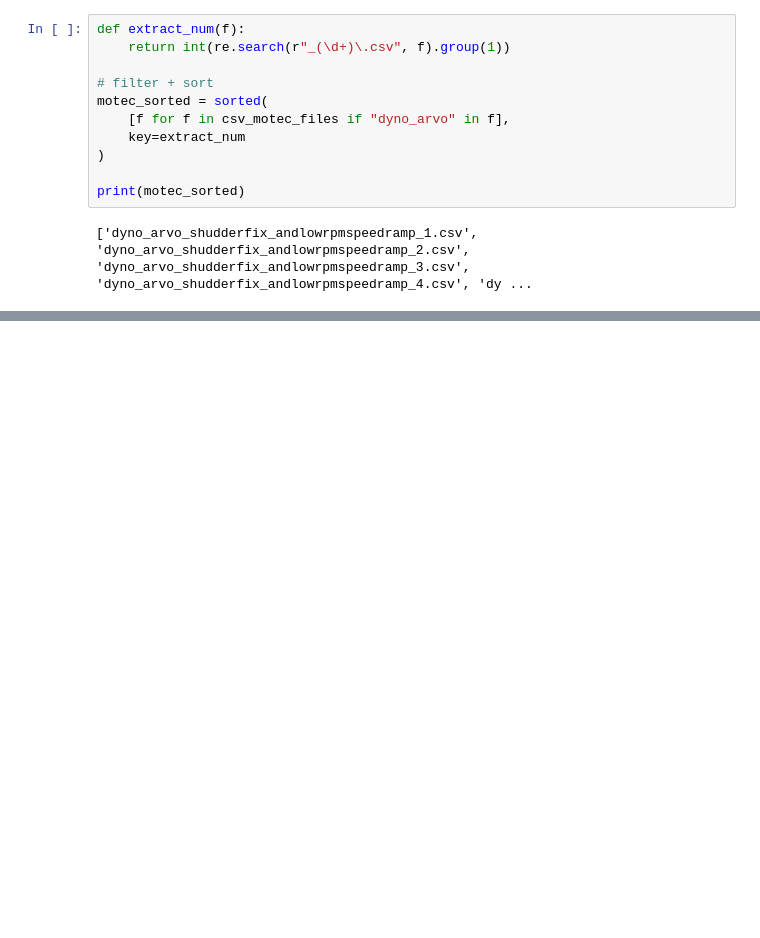
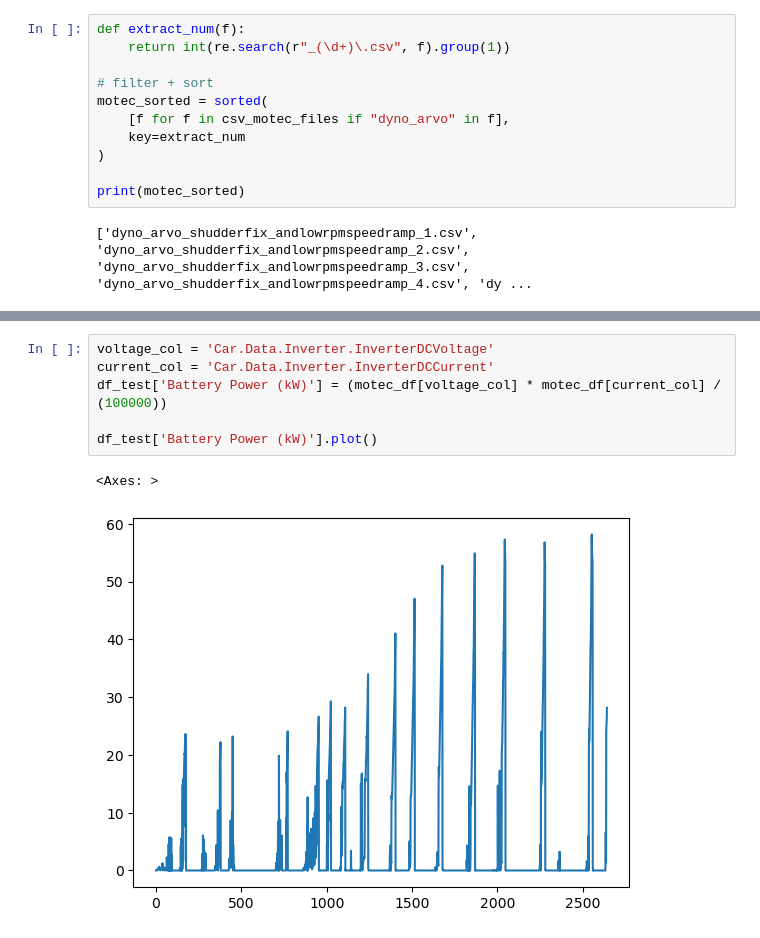
Before and after one commit to Melbourne-University-Motorsports/MUR-Data, a Jupyter notebook: dyno_stuff/20 March/20 March Efficiency.ipynb, the cells around one changed output, grey strips where cells are left out. Drawn from its saved outputs; the diff is of its cells as text; blank space fills up the shorter version.

```diff
--- a/dyno_stuff/20 March/20 March Efficiency.ipynb
+++ b/dyno_stuff/20 March/20 March Efficiency.ipynb
@@ -212,0 +299,9 @@ speedramp2_pl60_manual_dhruv.csv
+# %%
+voltage_col = 'Car.Data.Inverter.InverterDCVoltage'
+current_col = 'Car.Data.Inverter.InverterDCCurrent'
+df_test['Battery Power (kW)'] = (motec_df[voltage_col] * motec_df[current_col] / (100000))
+
+df_test['Battery Power (kW)'].plot()
+# %% [output]
+<Axes: >
+[figure, added]
```
Also changed, not shown: parts of 11 cells of this notebook, 3 other files.
